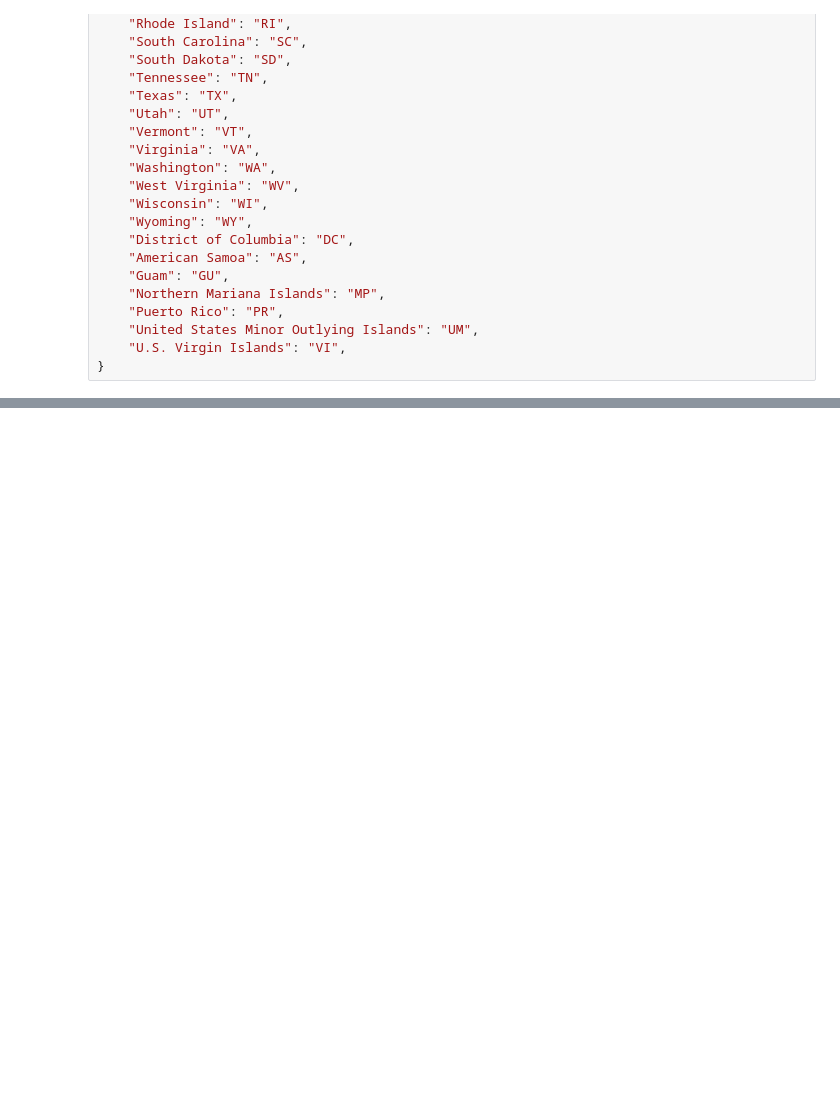
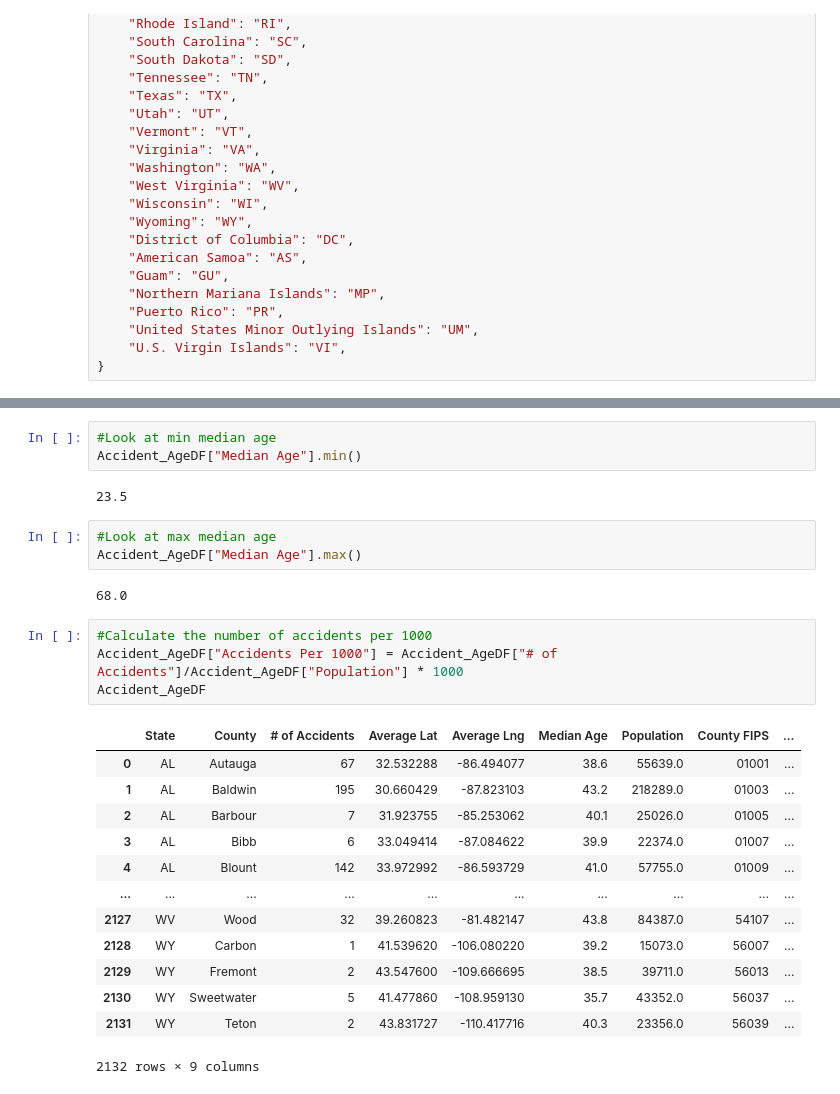
Before and after one commit to T1me2/TeamAmazing3, a Jupyter notebook: Jack_Project.ipynb, the cells around one changed output, grey strips where cells are left out. Saved outputs shown, nothing was run; the diff lists cells and outputs as text; blank space fills up the shorter version.

```diff
--- a/Jack_Project.ipynb
+++ b/Jack_Project.ipynb
@@ -192,0 +279,28 @@ Accident_AgeDF
+# %%
+#Look at min median age
+Accident_AgeDF["Median Age"].min()
+# %% [output]
+23.5
+# %%
+#Look at max median age
+Accident_AgeDF["Median Age"].max()
+# %% [output]
+68.0
+# %%
+#Calculate the number of accidents per 1000
+Accident_AgeDF["Accidents Per 1000"] = Accident_AgeDF["# of Accidents"]/Accident_AgeDF["Population"] * 1000
+Accident_AgeDF
+# %% [output]
+|  | State | County | # of Accidents | Average Lat | Average Lng | Median Age | Population | County FIPS | ... |
+| 0 | AL | Autauga | 67 | 32.532288 | -86.494077 | 38.6 | 55639.0 | 01001 | ... |
+| 1 | AL | Baldwin | 195 | 30.660429 | -87.823103 | 43.2 | 218289.0 | 01003 | ... |
+| 2 | AL | Barbour | 7 | 31.923755 | -85.253062 | 40.1 | 25026.0 | 01005 | ... |
+| 3 | AL | Bibb | 6 | 33.049414 | -87.084622 | 39.9 | 22374.0 | 01007 | ... |
+| 4 | AL | Blount | 142 | 33.972992 | -86.593729 | 41.0 | 57755.0 | 01009 | ... |
+| ... | ... | ... | ... | ... | ... | ... | ... | ... | ... |
+| 2127 | WV | Wood | 32 | 39.260823 | -81.482147 | 43.8 | 84387.0 | 54107 | ... |
+| 2128 | WY | Carbon | 1 | 41.539620 | -106.080220 | 39.2 | 15073.0 | 56007 | ... |
+| 2129 | WY | Fremont | 2 | 43.547600 | -109.666695 | 38.5 | 39711.0 | 56013 | ... |
+| 2130 | WY | Sweetwater | 5 | 41.477860 | -108.959130 | 35.7 | 43352.0 | 56037 | ... |
+| 2131 | WY | Teton | 2 | 43.831727 | -110.417716 | 40.3 | 23356.0 | 56039 | ... |
+2132 rows × 9 columns
```
Also changed, not shown: parts of 18 cells of this notebook, 1 other file.
